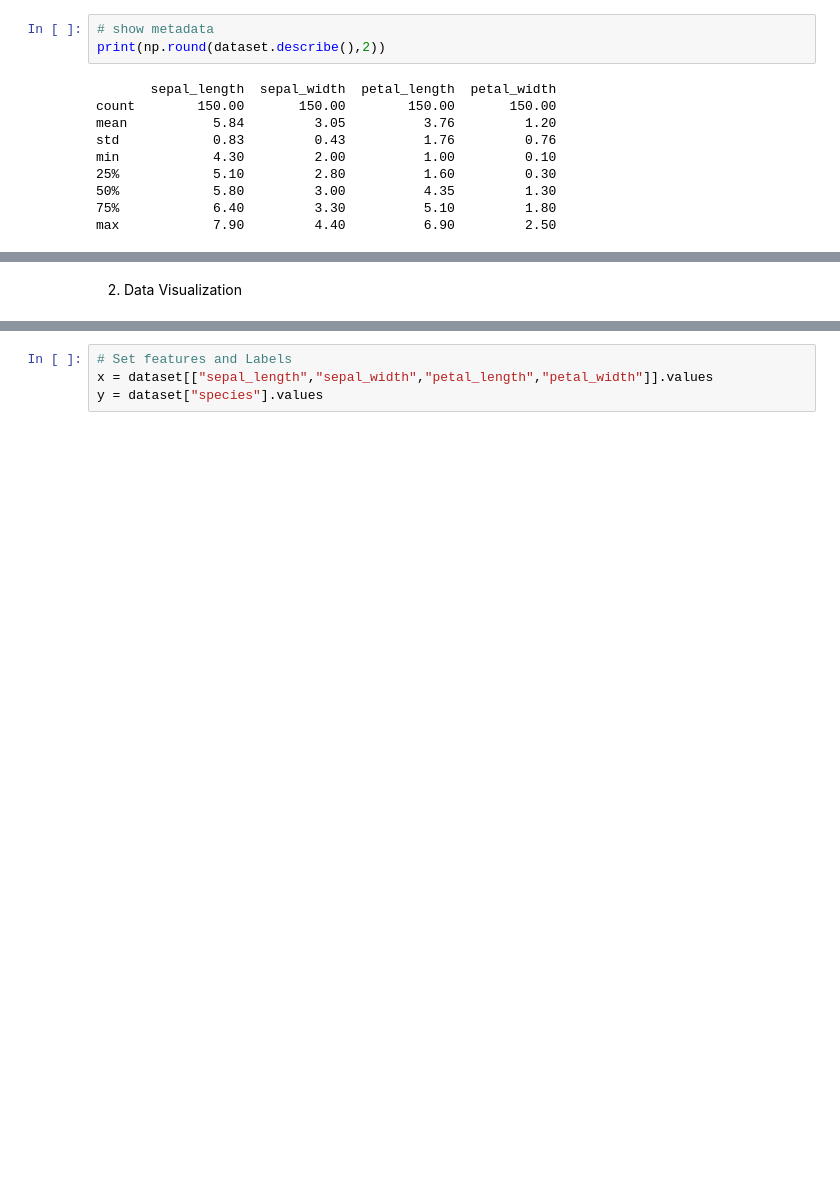
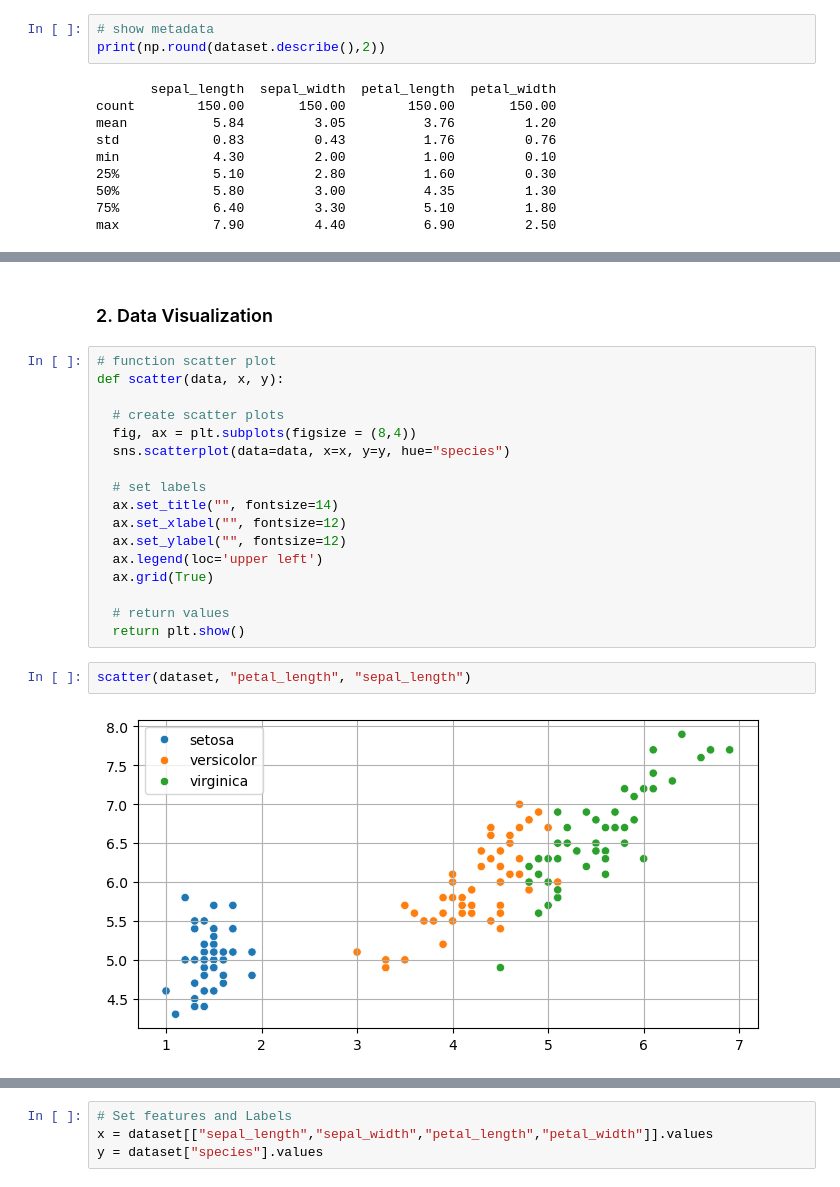
Before and after one commit to kusin/bahan-ajar-ML, a Jupyter notebook: section 5 - classification/Test.ipynb, the cells around one changed output, grey strips where cells are left out. Drawn from its saved outputs; the diff is of its cells as text; blank space fills up the shorter version.

```diff
--- a/section 5 - classification/Test.ipynb
+++ b/section 5 - classification/Test.ipynb
@@ -54,2 +62,23 @@ print(dataset.head())
 # %% [markdown]
-2. Data Visualization
+### 2. Data Visualization
+# %%
+# function scatter plot
+def scatter(data, x, y):
+
+  # create scatter plots
+  fig, ax = plt.subplots(figsize = (8,4))
+  sns.scatterplot(data=data, x=x, y=y, hue="species")
+
+  # set labels
+  ax.set_title("", fontsize=14)
+  ax.set_xlabel("", fontsize=12)
+  ax.set_ylabel("", fontsize=12)
+  ax.legend(loc='upper left')
+  ax.grid(True)
+
+  # return values
+  return plt.show()
+# %%
+scatter(dataset, "petal_length", "sepal_length")
+# %% [output]
+[figure, added]
```
Also changed, not shown: parts of 20 cells of this notebook, 4 other files.
